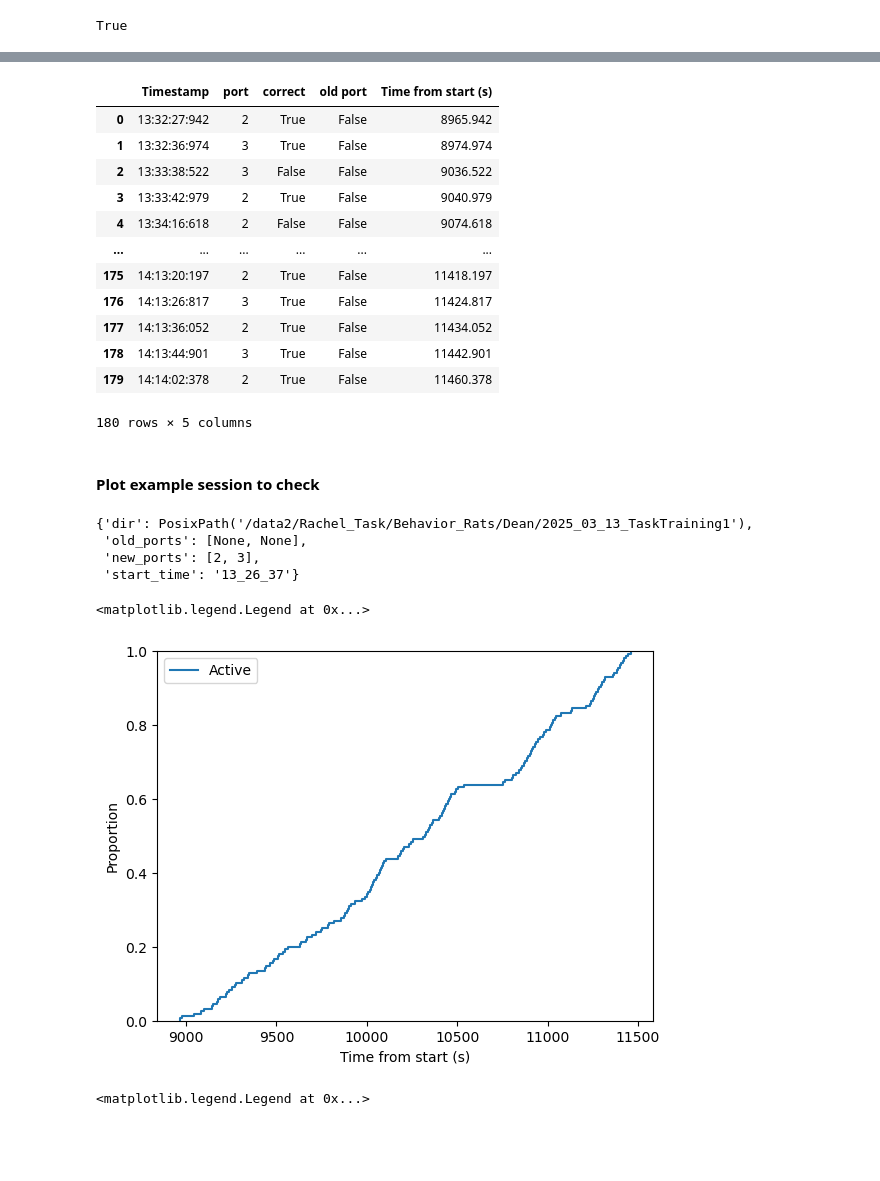
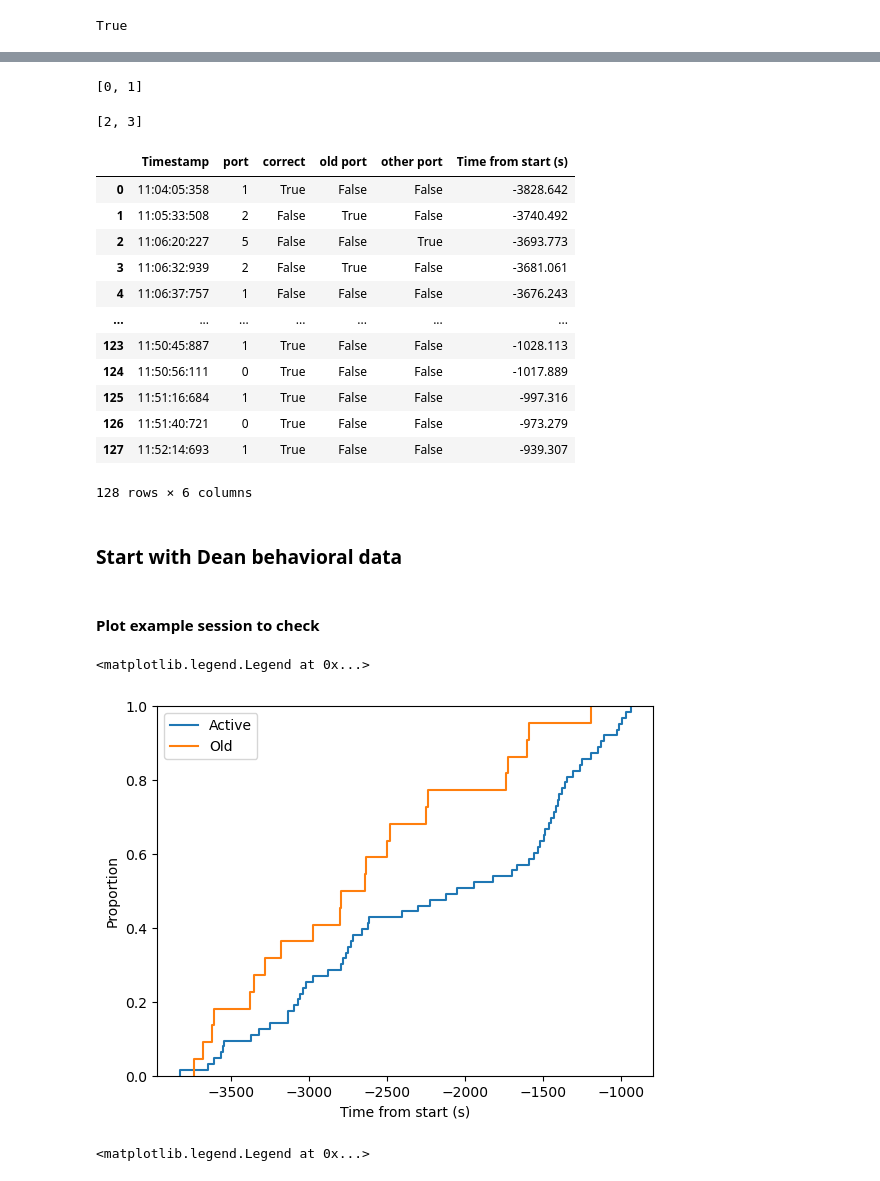
Before and after one commit to nkinsky/Projects_sandbox, a Jupyter notebook: Anesthesia/MemoryTask_Pilot.ipynb, the cells around one changed output, grey strips where cells are left out. Drawn from its saved outputs; the diff is of its cells as text; code cells hidden in the pictures; blank space fills up the shorter version.

```diff
--- a/Anesthesia/MemoryTask_Pilot.ipynb
+++ b/Anesthesia/MemoryTask_Pilot.ipynb
@@ -62,7 +60,12 @@ dean_dict = {"TaskTraining1": {"sesh1": {"dir": base_dir / "Dean" / "2025_03_13_
                               }
             }
 seamus_dict = {"TaskTraining1": {"sesh1": {"dir": base_dir / "Seamus" / "2025_03_13_TaskTraining1", "old_ports": [None, None],
-                                           "new_ports": [0, 1], "start_time": "12_07_54"}}}
+                                           "new_ports": [0, 1], "start_time": "12_07_54"}},
+               "TaskTraining2": {"sesh1": {"dir": base_dir / "Seamus" / "2025_04_03_TaskTraining2" / "session1", "old_ports": [0, 1],
+                                           "new_ports": [2, 3], "start_time": "14_15_46"}},
+               "TaskTraining3": {"sesh1": {"dir": base_dir / "Seamus" / "2025_04_04_TaskTraining3" / "session1", "old_ports": [2, 3],
+                                           "new_ports": [0, 1], "start_time": "11_45_51"}}
+              }
 
 neville_dict = {"TaskTraining1": {"sesh1": {"dir": base_dir / "Neville" / "2025_03_14_TaskTraining1", "old_ports": [None, None],
                                             "new_ports": [0, 1], "start_time": "11_03_02"}}}
@@ -90,6 +93,10 @@ def load_session_data(animal, day_alias, session_num, session_dict=sessions):
 
     return port_df
 
-port_df = load_session_data("Dean", "TaskTraining1", "sesh1")
-port_df.attrs["new_ports"]
+animal, session, subsesh = "Seamus", "TaskTraining3", "sesh1"
+sesh_use = sessions[animal][session][subsesh]
+port_df = load_session_data(animal, session, subsesh)
+active_ports = port_df.attrs["new_ports"]
+old_ports = port_df.attrs["old_ports"]
+port_df.head(6)
 # %% [output]
@@ -97,56 +110,60 @@ port_df.attrs["new_ports"]
+# %%
+active_ports
+# %% [output]
+[0, 1]
+# %%
+old_ports
+# %% [output]
+[2, 3]
 # %%
 def get_trials(port_df_in, active_ports, old_ports, start_time):
     sesh_df = deepcopy(port_df_in)
 
     # Find visits to active ports
-    active_ports = sesh_df.attrs["new_ports"]
     active_port_bool = sesh_df.port.isin(active_ports)  # get visits to active ports
     active_diff = sesh_df.port[active_port_bool]
 
     # Determine correct vists to active ports
     correct = active_diff.diff().abs() == 1
     correct[0] = True  # set first port visit to True
     sesh_df["correct"] = correct
     sesh_df.loc[~active_port_bool, "correct"] = False  # Set visits to non-active ports to False
 
-    # Find visits  to old ports
-    old_ports = sesh_df.attrs["old_ports"]
+    # Find visits to old ports
     old_port_bool = sesh_df.port.isin(old_ports)
     sesh_df["old port"] = old_port_bool
+
+    # Find visits to other ports
+    other_port_bool = (~old_port_bool) & (~active_port_bool)
+    sesh_df["other port"] = other_port_bool
 
     # Last, get times from beginning of session for each
     tot_sec = (pd.to_timedelta([".".join([":".join(ts.split(":")[0:3]), ts.split(":")[3]]) for ts in sesh_df["Timestamp"]])
                - pd.to_timedelta(":".join(start_time.split("_")))).total_seconds()
     sesh_df["Time from start (s)"] = tot_sec
 
     return sesh_df
 
 sesh_df = get_trials(port_df, active_ports, old_ports, sesh_use["start_time"])
 sesh_df
 # %% [output]
-|  | Timestamp | port | correct | old port | Time from start (s) |
-| 0 | 13:32:27:942 | 2 | True | False | 8965.942 |
-| 1 | 13:32:36:974 | 3 | True | False | 8974.974 |
-| 2 | 13:33:38:522 | 3 | False | False | 9036.522 |
-| 3 | 13:33:42:979 | 2 | True | False | 9040.979 |
-| 4 | 13:34:16:618 | 2 | False | False | 9074.618 |
-| ... | ... | ... | ... | ... | ... |
-| 175 | 14:13:20:197 | 2 | True | False | 11418.197 |
-| 176 | 14:13:26:817 | 3 | True | False | 11424.817 |
-| 177 | 14:13:36:052 | 2 | True | False | 11434.052 |
-| 178 | 14:13:44:901 | 3 | True | False | 11442.901 |
-| 179 | 14:14:02:378 | 2 | True | False | 11460.378 |
+|  | Timestamp | port | correct | old port | other port | Time from start (s) |
+| 0 | 11:04:05:358 | 1 | True | False | False | -3828.642 |
+| 1 | 11:05:33:508 | 2 | False | True | False | -3740.492 |
+| 2 | 11:06:20:227 | 5 | False | False | True | -3693.773 |
+| 3 | 11:06:32:939 | 2 | False | True | False | -3681.061 |
+| 4 | 11:06:37:757 | 1 | False | False | False | -3676.243 |
+| ... | ... | ... | ... | ... | ... | ... |
+| 123 | 11:50:45:887 | 1 | True | False | False | -1028.113 |
+| 124 | 11:50:56:111 | 0 | True | False | False | -1017.889 |
+| 125 | 11:51:16:684 | 1 | True | False | False | -997.316 |
+| 126 | 11:51:40:721 | 0 | True | False | False | -973.279 |
+| 127 | 11:52:14:693 | 1 | True | False | False | -939.307 |
-180 rows × 5 columns
+128 rows × 6 columns
+# %% [markdown]
+### Start with Dean behavioral data
 # %% [markdown]
 #### Plot example session to check
-# %%
-sesh_dict = sessions["Dean"]["TaskTraining1"]["sesh1"]
-sesh_dict
-# %% [output]
-{'dir': PosixPath('/data2/Rachel_Task/Behavior_Rats/Dean/2025_03_13_TaskTraining1'),
- 'old_ports': [None, None],
- 'new_ports': [2, 3],
- 'start_time': '13_26_37'}
 # %%
 _, ax = plt.subplots()
 sns.ecdfplot(data=sesh_df[sesh_df.correct == 1], x="Time from start (s)", ax=ax)
@@ -154,7 +171,7 @@ sns.ecdfplot(data=sesh_df[sesh_df["old port"]], x="Time from start (s)", ax=ax)
 plt.legend(["Active", "Old"])
 # %% [output]
 <matplotlib.legend.Legend at 0x...>
-[figure, old version]
+[figure, new version]
 # %%
 _, ax = plt.subplots()
 hc, = ax.plot(sesh_df["Time from start (s)"], sesh_df["correct"].rolling(5, min_periods=3).mean())
```
Also changed, not shown: parts of 6 cells of this notebook.
